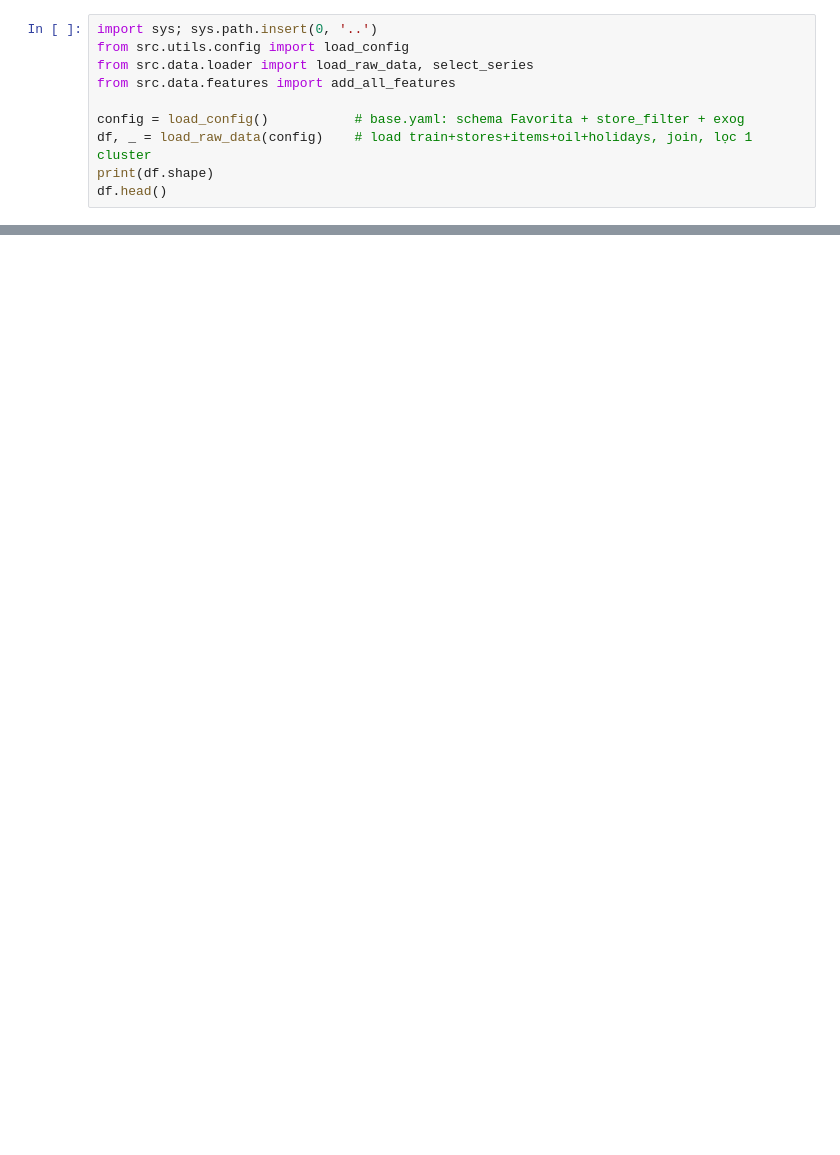
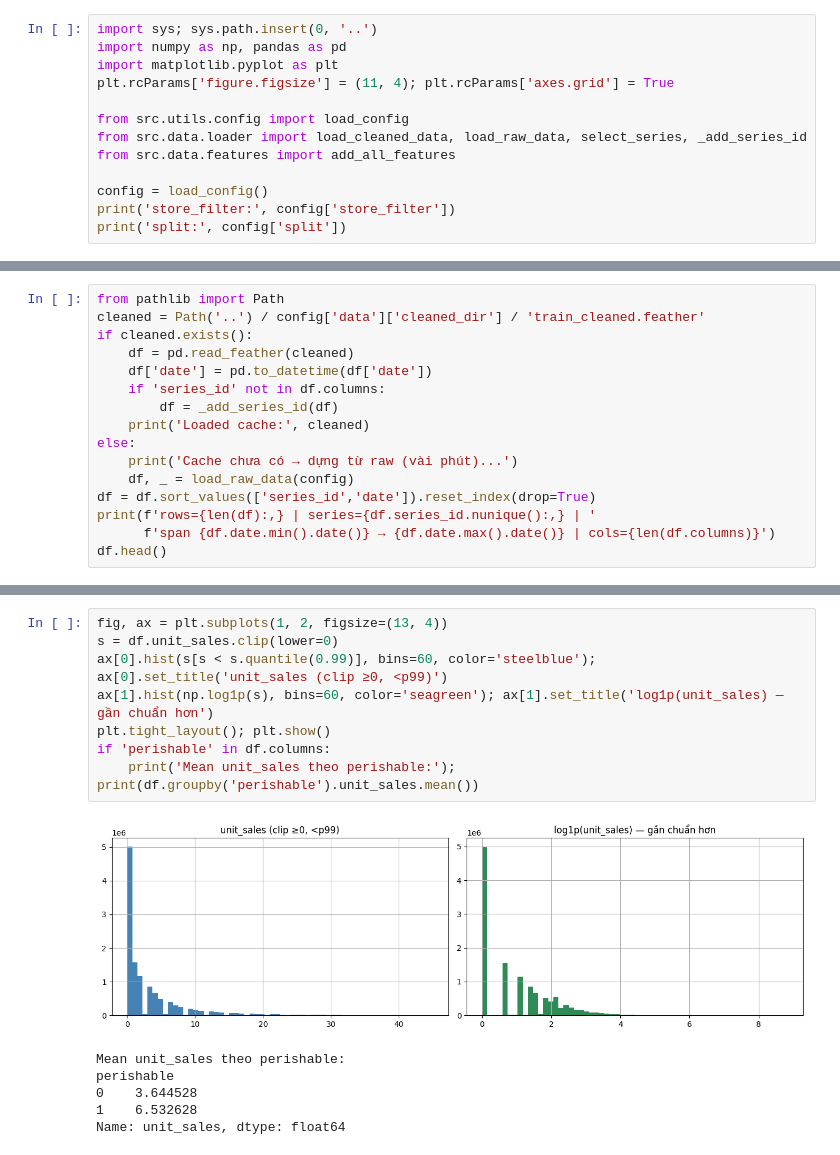
Before and after one commit to MH11097/demand_forecasting, a Jupyter notebook: notebooks/01_eda.ipynb, the cells around one changed output, grey strips where cells are left out. Saved outputs shown, nothing was run; the diff lists cells and outputs as text; blank space fills up the shorter version.

```diff
--- a/notebooks/01_eda.ipynb
+++ b/notebooks/01_eda.ipynb
@@ -7,10 +23,13 @@ Bộ dữ liệu Kaggle `favorita-grocery-sales-forecasting` (54 store × ~4100
 # %%
 import sys; sys.path.insert(0, '..')
+import numpy as np, pandas as pd
+import matplotlib.pyplot as plt
+plt.rcParams['figure.figsize'] = (11, 4); plt.rcParams['axes.grid'] = True
+
 from src.utils.config import load_config
-from src.data.loader import load_raw_data, select_series
+from src.data.loader import load_cleaned_data, load_raw_data, select_series, _add_series_id
 from src.data.features import add_all_features
 
-config = load_config()           # base.yaml: schema Favorita + store_filter + exog
-df, _ = load_raw_data(config)    # load train+stores+items+oil+holidays, join, lọc 1 cluster
-print(df.shape)
-df.head()
+config = load_config()
+print('store_filter:', config['store_filter'])
+print('split:', config['split'])
@@ -26,0 +45,16 @@ feat.columns.tolist()
+# %%
+from pathlib import Path
+cleaned = Path('..') / config['data']['cleaned_dir'] / 'train_cleaned.feather'
+if cleaned.exists():
+    df = pd.read_feather(cleaned)
+    df['date'] = pd.to_datetime(df['date'])
+    if 'series_id' not in df.columns:
+        df = _add_series_id(df)
+    print('Loaded cache:', cleaned)
+else:
+    print('Cache chưa có → dựng từ raw (vài phút)...')
+    df, _ = load_raw_data(config)
+df = df.sort_values(['series_id','date']).reset_index(drop=True)
+print(f'rows={len(df):,} | series={df.series_id.nunique():,} | '
+      f'span {df.date.min().date()} → {df.date.max().date()} | cols={len(df.columns)}')
+df.head()
@@ -26,0 +133,15 @@ feat.columns.tolist()
+# %%
+fig, ax = plt.subplots(1, 2, figsize=(13, 4))
+s = df.unit_sales.clip(lower=0)
+ax[0].hist(s[s < s.quantile(0.99)], bins=60, color='steelblue'); ax[0].set_title('unit_sales (clip ≥0, <p99)')
+ax[1].hist(np.log1p(s), bins=60, color='seagreen'); ax[1].set_title('log1p(unit_sales) — gần chuẩn hơn')
+plt.tight_layout(); plt.show()
+if 'perishable' in df.columns:
+    print('Mean unit_sales theo perishable:'); print(df.groupby('perishable').unit_sales.mean())
+# %% [output]
+[figure, added]
+Mean unit_sales theo perishable:
+perishable
+0    3.644528
+1    6.532628
+Name: unit_sales, dtype: float64
```
Also changed, not shown: parts of 27 cells of this notebook, 14 other files.
